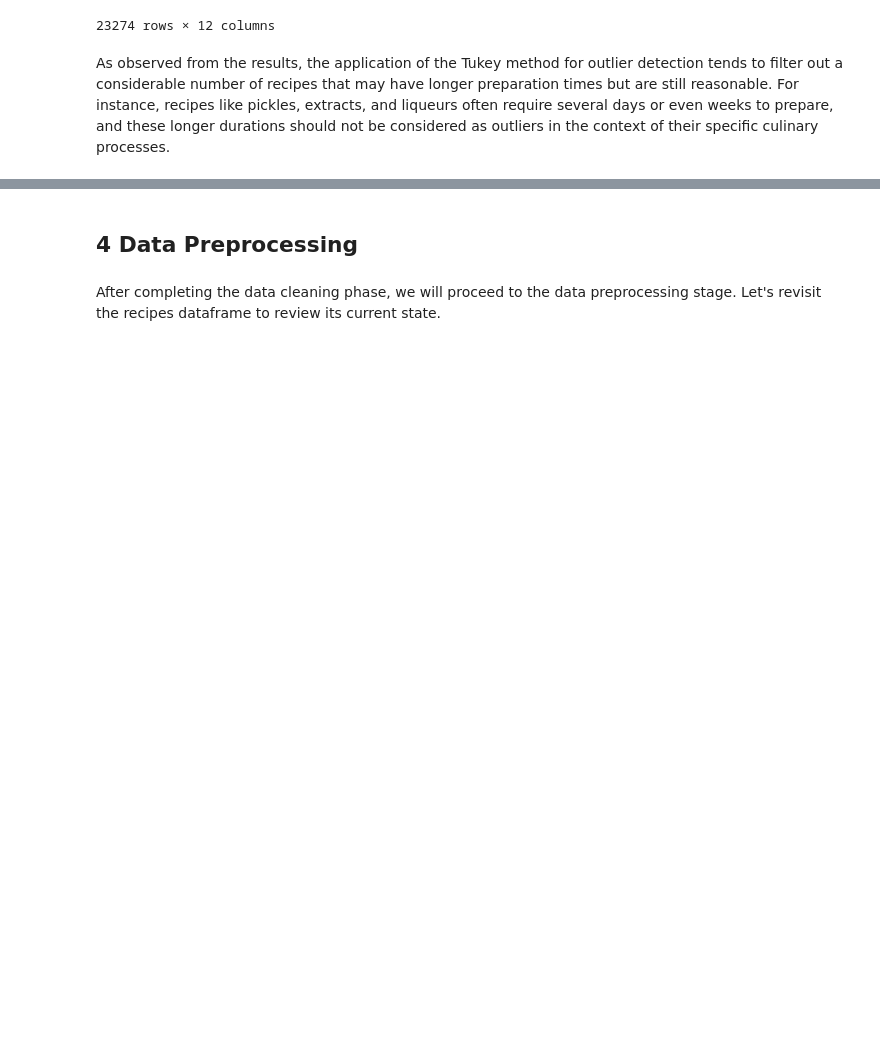
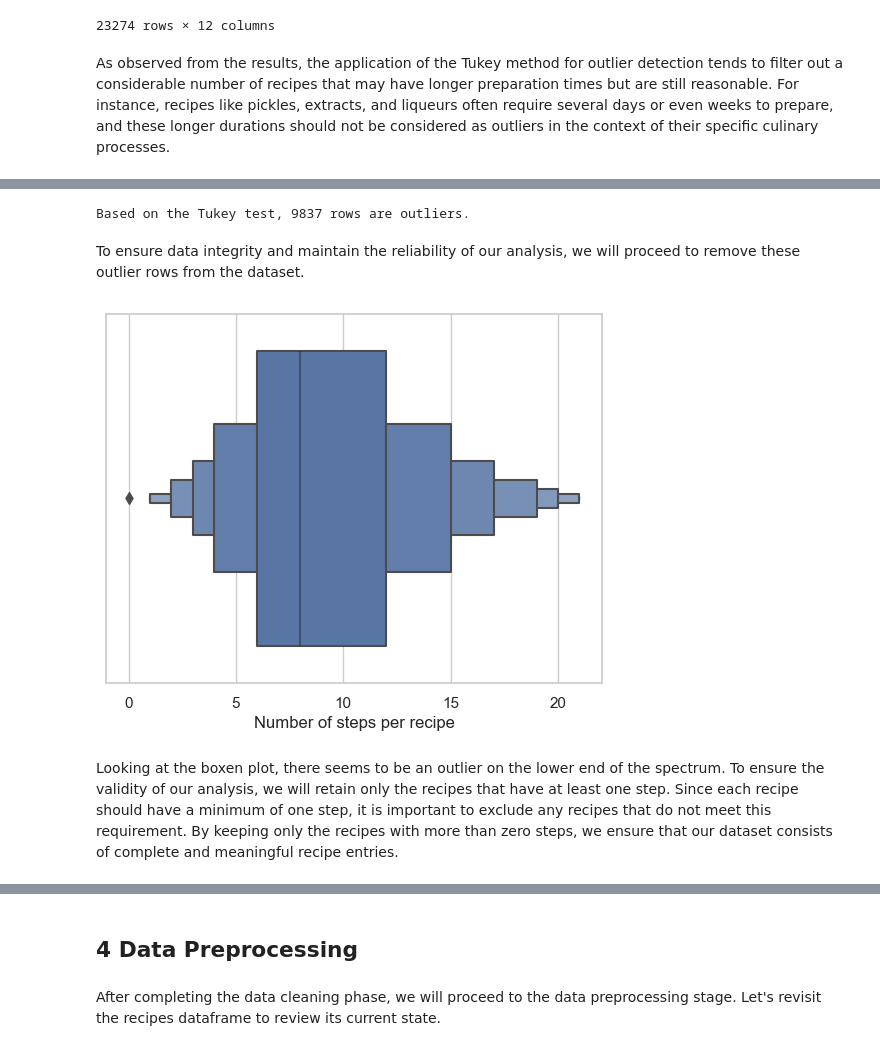
Before and after one commit to kli210/recipe_recommender_capstone, a Jupyter notebook: data_preprocessing.ipynb, the cells around one changed output, grey strips where cells are left out. Saved outputs shown, nothing was run; the diff lists cells and outputs as text; code cells hidden in the pictures; blank space fills up the shorter version.

```diff
--- a/data_preprocessing.ipynb
+++ b/data_preprocessing.ipynb
@@ -412,0 +487,14 @@ The dataset includes an extreme outlier with a preparation time of 1,051,200 min
+# %%
+# Number of steps
+# Calculate the first quartile, third quartile and the interquartile range
+Q1 = raw_recipes_df['n_steps'].quantile(0.25)
+Q3 = raw_recipes_df['n_steps'].quantile(0.75)
+IQR = Q3 - Q1
+
+# Calculate the maximum value and minimum values according to the Tukey rule
+max_value = Q3 + 1.5 * IQR
+min_value = Q1 - 1.5 * IQR
+
+# Filter the data for values that are greater than max_value or less than min_value
+nsteps_outliers = raw_recipes_df[(raw_recipes_df['n_steps'] > max_value) | (raw_recipes_df['n_steps'] < min_value)]
+nsteps_outliers.sort_values('n_steps')
@@ -412,0 +515,20 @@ The dataset includes an extreme outlier with a preparation time of 1,051,200 min
+# %%
+# Print the number of outliers
+print(f"Based on the Tukey test, {len(nsteps_outliers)} rows are outliers.")
+# %% [output]
+Based on the Tukey test, 9837 rows are outliers.
+# %% [markdown]
+To ensure data integrity and maintain the reliability of our analysis, we will proceed to remove these outlier rows from the dataset.
+# %%
+# Drop outliers
+raw_recipes_df = raw_recipes_df.drop(nsteps_outliers.index)
+# %%
+# Visualize boxen plot
+sns.set(style = "whitegrid")
+ax = sns.boxenplot(x = raw_recipes_df['n_steps'])
+ax.set_xlabel('Number of steps per recipe')
+plt.show()
+# %% [output]
+[figure, added]
+# %% [markdown]
+Looking at the boxen plot, there seems to be an outlier on the lower end of the spectrum. To ensure the validity of our analysis, we will retain only the recipes that have at least one step. Since each recipe should have a minimum of one step, it is important to exclude any recipes that do not meet this requirement. By keeping only the recipes with more than zero steps, we ensure that our dataset consists of complete and meaningful recipe entries.
```
Also changed, not shown: parts of 29 cells of this notebook.
